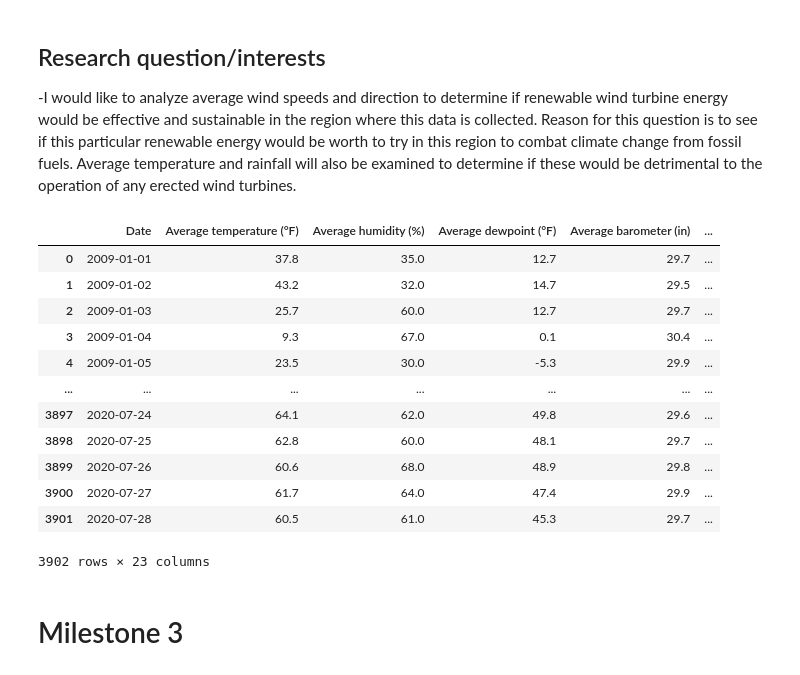
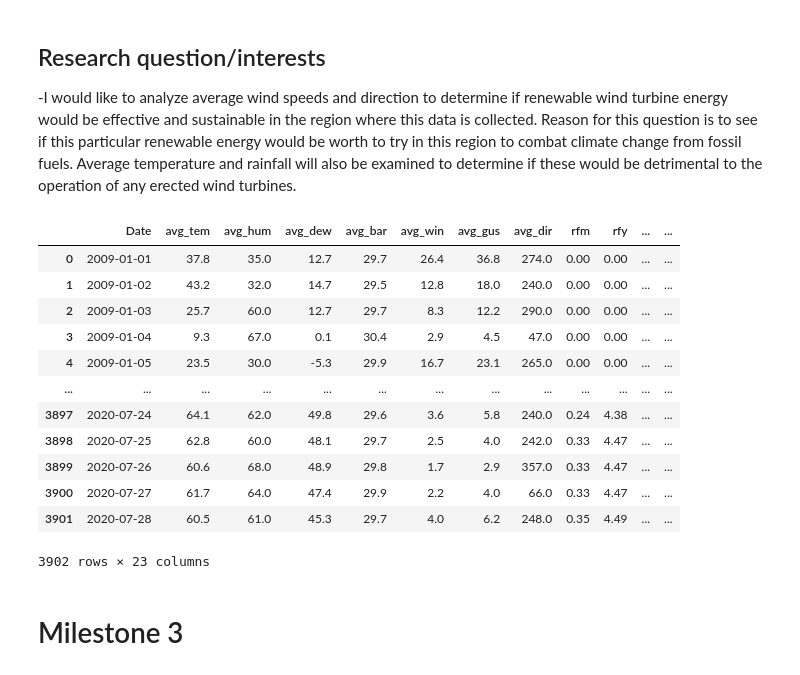
Before and after one commit to ubco-W2022T1-cosc301/project-group29, a Jupyter notebook: notebooks/analysis2.ipynb, the cells around one changed output. Cells and saved outputs as stored; diff of their text form; code cells hidden in the pictures.

```diff
--- a/notebooks/analysis2.ipynb
+++ b/notebooks/analysis2.ipynb
@@ -10,19 +13,19 @@ import pandas as pd
 # %%
-data_raw = pd.read_csv("../data/raw/climate_data.csv")
+data_raw = pf1.update_column("../data/raw/climate_data.csv")
 data_raw
 # %% [output]
-|  | Date | Average temperature (°F) | Average humidity (%) | Average dewpoint (°F) | Average barometer (in) | ... |
-| 0 | 2009-01-01 | 37.8 | 35.0 | 12.7 | 29.7 | ... |
-| 1 | 2009-01-02 | 43.2 | 32.0 | 14.7 | 29.5 | ... |
-| 2 | 2009-01-03 | 25.7 | 60.0 | 12.7 | 29.7 | ... |
-| 3 | 2009-01-04 | 9.3 | 67.0 | 0.1 | 30.4 | ... |
-| 4 | 2009-01-05 | 23.5 | 30.0 | -5.3 | 29.9 | ... |
-| ... | ... | ... | ... | ... | ... | ... |
-| 3897 | 2020-07-24 | 64.1 | 62.0 | 49.8 | 29.6 | ... |
-| 3898 | 2020-07-25 | 62.8 | 60.0 | 48.1 | 29.7 | ... |
-| 3899 | 2020-07-26 | 60.6 | 68.0 | 48.9 | 29.8 | ... |
-| 3900 | 2020-07-27 | 61.7 | 64.0 | 47.4 | 29.9 | ... |
-| 3901 | 2020-07-28 | 60.5 | 61.0 | 45.3 | 29.7 | ... |
+|  | Date | avg_tem | avg_hum | avg_dew | avg_bar | avg_win | avg_gus | avg_dir | rfm | rfy | ... | ... |
+| 0 | 2009-01-01 | 37.8 | 35.0 | 12.7 | 29.7 | 26.4 | 36.8 | 274.0 | 0.00 | 0.00 | ... | ... |
+| 1 | 2009-01-02 | 43.2 | 32.0 | 14.7 | 29.5 | 12.8 | 18.0 | 240.0 | 0.00 | 0.00 | ... | ... |
+| 2 | 2009-01-03 | 25.7 | 60.0 | 12.7 | 29.7 | 8.3 | 12.2 | 290.0 | 0.00 | 0.00 | ... | ... |
+| 3 | 2009-01-04 | 9.3 | 67.0 | 0.1 | 30.4 | 2.9 | 4.5 | 47.0 | 0.00 | 0.00 | ... | ... |
+| 4 | 2009-01-05 | 23.5 | 30.0 | -5.3 | 29.9 | 16.7 | 23.1 | 265.0 | 0.00 | 0.00 | ... | ... |
+| ... | ... | ... | ... | ... | ... | ... | ... | ... | ... | ... | ... | ... |
+| 3897 | 2020-07-24 | 64.1 | 62.0 | 49.8 | 29.6 | 3.6 | 5.8 | 240.0 | 0.24 | 4.38 | ... | ... |
+| 3898 | 2020-07-25 | 62.8 | 60.0 | 48.1 | 29.7 | 2.5 | 4.0 | 242.0 | 0.33 | 4.47 | ... | ... |
+| 3899 | 2020-07-26 | 60.6 | 68.0 | 48.9 | 29.8 | 1.7 | 2.9 | 357.0 | 0.33 | 4.47 | ... | ... |
+| 3900 | 2020-07-27 | 61.7 | 64.0 | 47.4 | 29.9 | 2.2 | 4.0 | 66.0 | 0.33 | 4.47 | ... | ... |
+| 3901 | 2020-07-28 | 60.5 | 61.0 | 45.3 | 29.7 | 4.0 | 6.2 | 248.0 | 0.35 | 4.49 | ... | ... |
 3902 rows × 23 columns
 # %% [markdown]
 # Milestone 3
```
Also changed, not shown: parts of 35 cells of this notebook, 1 other file.
